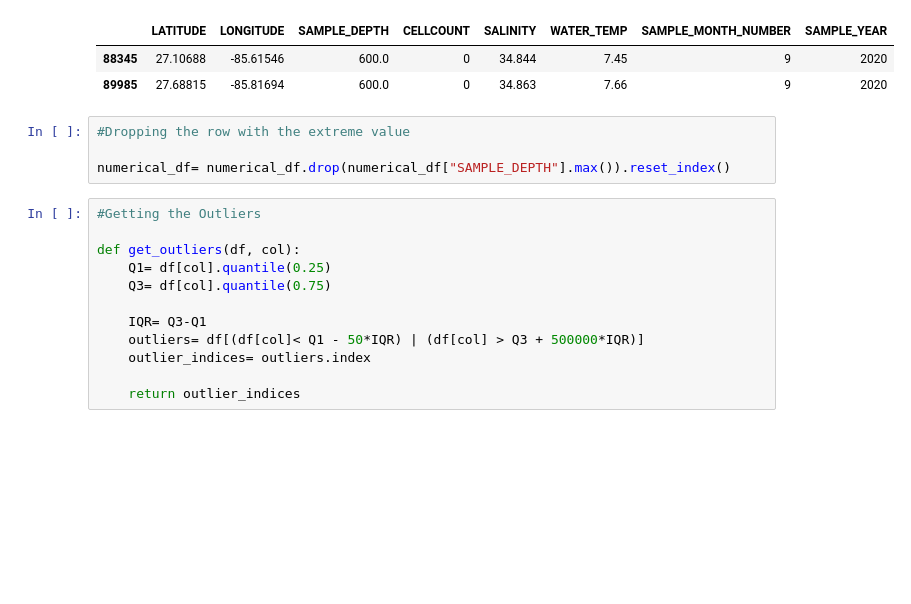
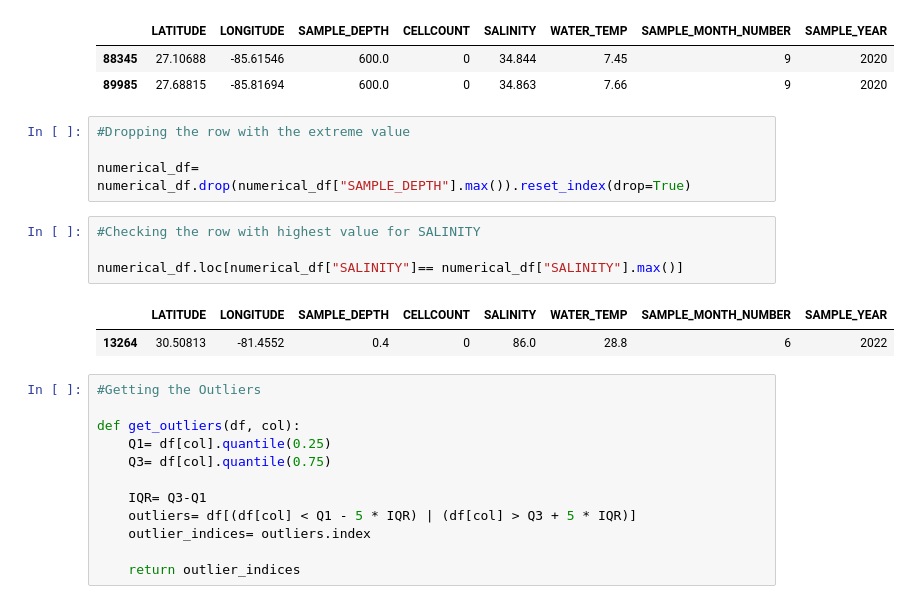
Before and after one commit to btokoli/Spotting-the-Unseen-Anomaly-Detection-in-Water-Quality-for-Early-Algal-Bloom-Warnings, a Jupyter notebook: analysis.ipynb, the cells around one changed output. Saved outputs shown, nothing was run; the diff lists cells and outputs as text; blank space fills up the shorter version.

```diff
--- a/analysis.ipynb
+++ b/analysis.ipynb
@@ -659,7 +659,14 @@ numerical_df.loc[numerical_df["SAMPLE_DEPTH"] == numerical_df["SAMPLE_DEPTH"].ma
 # %%
 #Dropping the row with the extreme value
 
-numerical_df= numerical_df.drop(numerical_df["SAMPLE_DEPTH"].max()).reset_index()
+numerical_df= numerical_df.drop(numerical_df["SAMPLE_DEPTH"].max()).reset_index(drop=True)
+# %%
+#Checking the row with highest value for SALINITY
+
+numerical_df.loc[numerical_df["SALINITY"]== numerical_df["SALINITY"].max()]
+# %% [output]
+|  | LATITUDE | LONGITUDE | SAMPLE_DEPTH | CELLCOUNT | SALINITY | WATER_TEMP | SAMPLE_MONTH_NUMBER | SAMPLE_YEAR |
+| 13264 | 30.50813 | -81.4552 | 0.4 | 0 | 86.0 | 28.8 | 6 | 2022 |
 # %%
 #Getting the Outliers
 
@@ -668,7 +675,7 @@ def get_outliers(df, col):
     Q3= df[col].quantile(0.75)
 
     IQR= Q3-Q1
-    outliers= df[(df[col]< Q1 - 50*IQR) | (df[col] > Q3 + 500000*IQR)]
+    outliers= df[(df[col] < Q1 - 5 * IQR) | (df[col] > Q3 + 5 * IQR)]
     outlier_indices= outliers.index
 
     return outlier_indices
```
Also changed, not shown: parts of 5 cells of this notebook.
